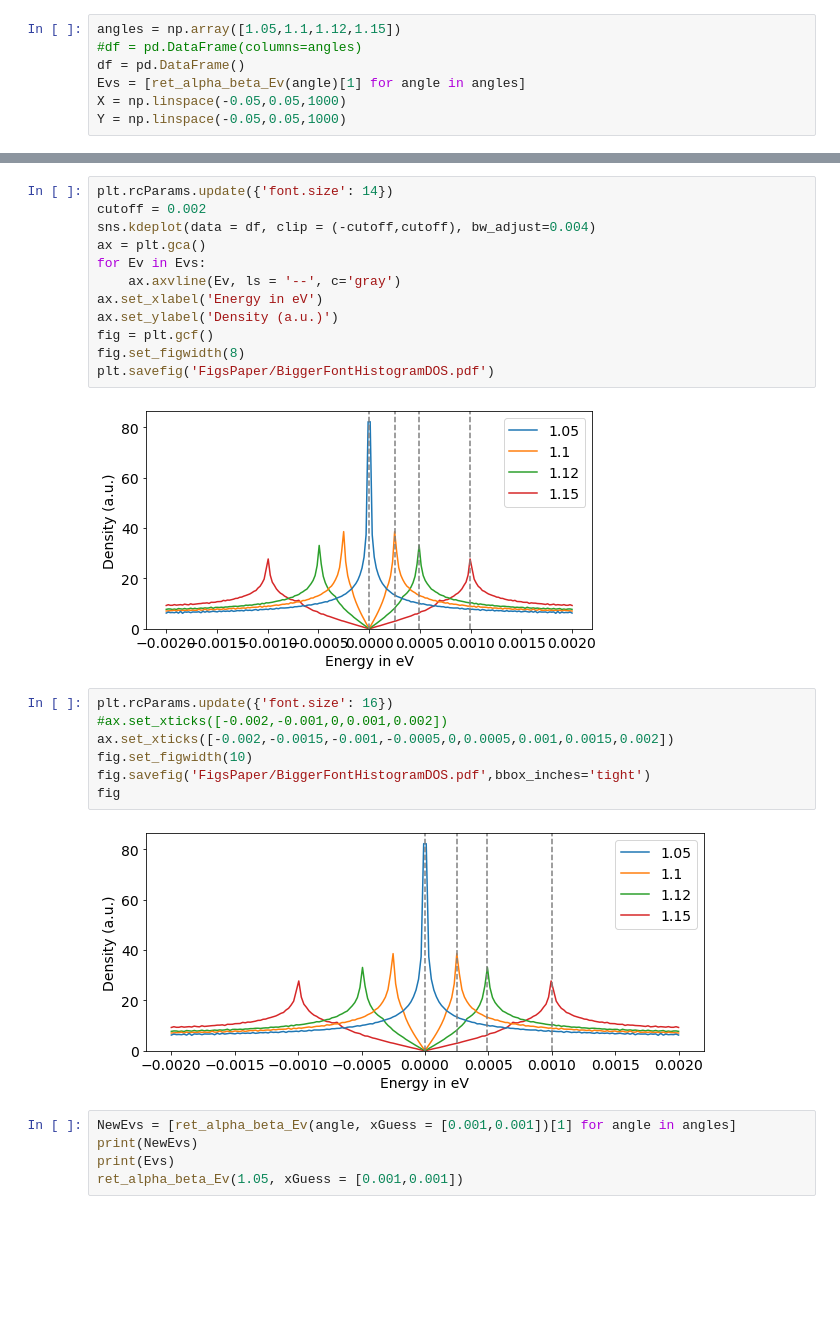
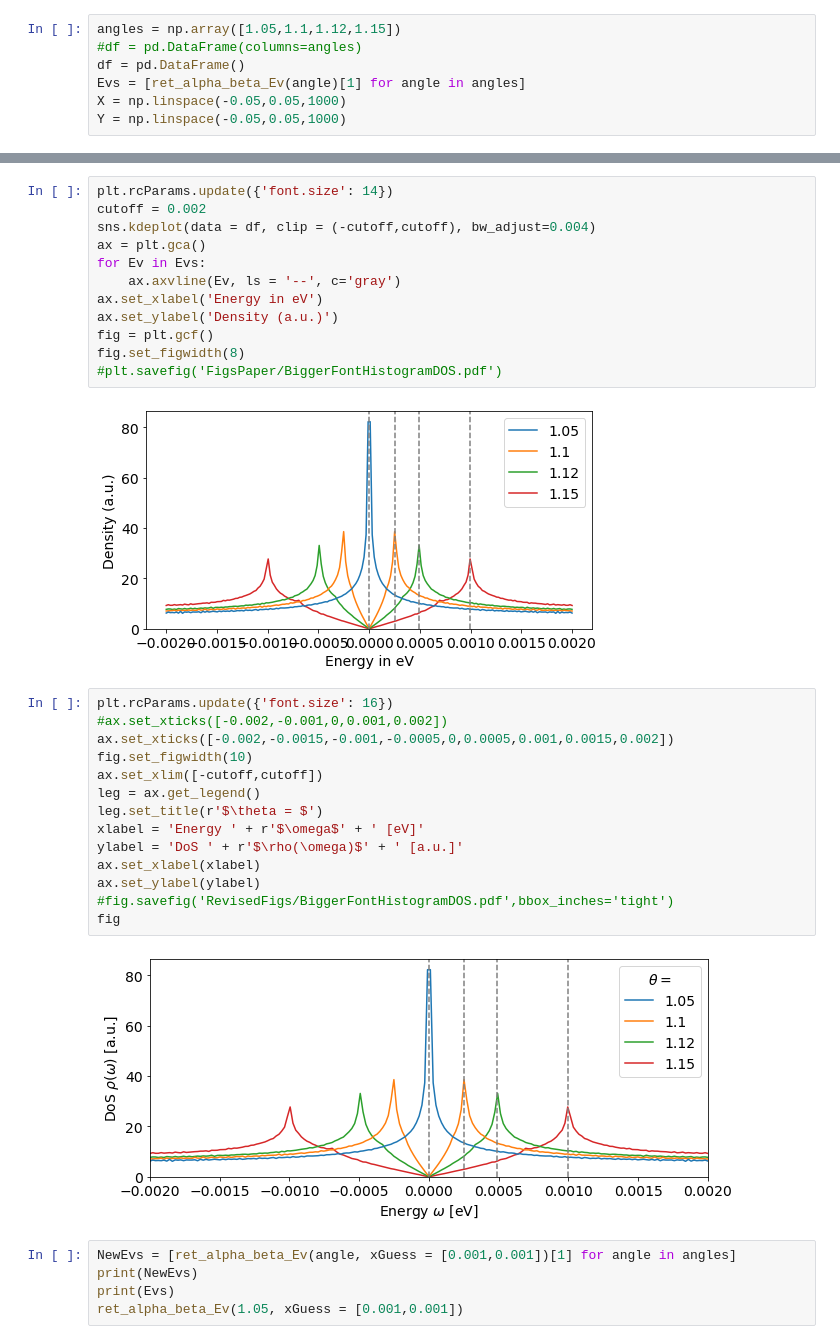
Before and after one commit to aravindhshankar/KondoVHS, a Jupyter notebook: KDEplotter.ipynb, the cells around one changed output, grey strips where cells are left out. Cells and saved outputs as stored; diff of their text form; blank space fills up the shorter version.

Commit message:
Plotting Edits Andrew

```diff
--- a/KDEplotter.ipynb
+++ b/KDEplotter.ipynb
@@ -51,18 +61,25 @@ ax.set_xlabel('Energy in eV')
 ax.set_ylabel('Density (a.u.)')
 fig = plt.gcf()
 fig.set_figwidth(8)
-plt.savefig('FigsPaper/BiggerFontHistogramDOS.pdf')
+#plt.savefig('FigsPaper/BiggerFontHistogramDOS.pdf')
 # %% [output]
 [figure]
 # %%
 plt.rcParams.update({'font.size': 16})
 #ax.set_xticks([-0.002,-0.001,0,0.001,0.002])
 ax.set_xticks([-0.002,-0.0015,-0.001,-0.0005,0,0.0005,0.001,0.0015,0.002])
 fig.set_figwidth(10)
-fig.savefig('FigsPaper/BiggerFontHistogramDOS.pdf',bbox_inches='tight')
+ax.set_xlim([-cutoff,cutoff])
+leg = ax.get_legend()
+leg.set_title(r'$\theta = $')
+xlabel = 'Energy ' + r'$\omega$' + ' [eV]'
+ylabel = 'DoS ' + r'$\rho(\omega)$' + ' [a.u.]'
+ax.set_xlabel(xlabel)
+ax.set_ylabel(ylabel)
+#fig.savefig('RevisedFigs/BiggerFontHistogramDOS.pdf',bbox_inches='tight')
 fig
 # %% [output]
-[figure, old version]
+[figure, new version]
 # %%
 NewEvs = [ret_alpha_beta_Ev(angle, xGuess = [0.001,0.001])[1] for angle in angles]
 print(NewEvs)
```
Also changed, not shown: parts of 3 cells of this notebook, 9 other files.
